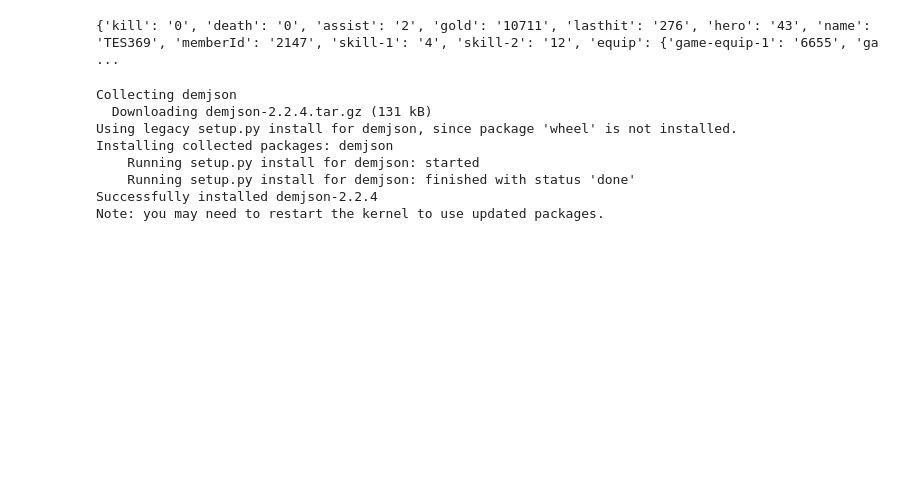
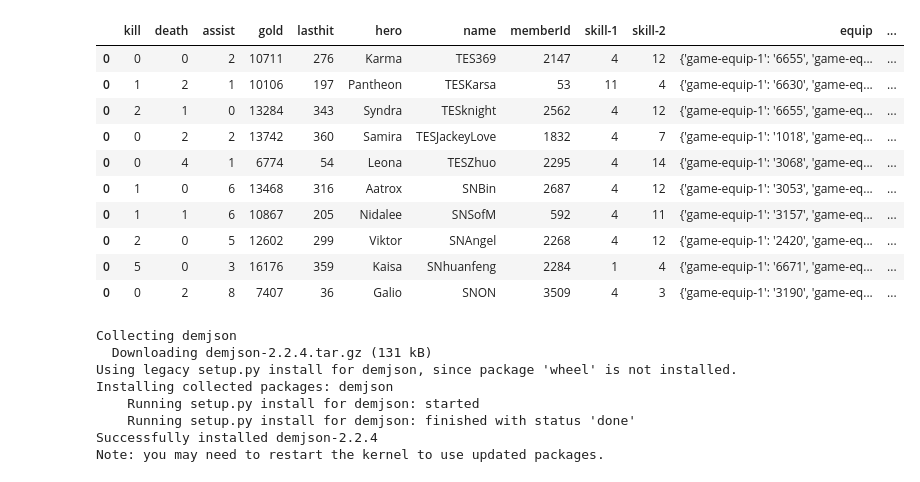
Before and after one commit to Slusks/MatchHistoryScraping, a Jupyter notebook: LPL Decoding 2.ipynb, the cells around one changed output. Drawn from its saved outputs; the diff is of its cells as text; code cells hidden in the pictures; blank space fills up the shorter version.

Commit message:
Lpl dataframe in work

```diff
--- a/LPL Decoding 2.ipynb
+++ b/LPL Decoding 2.ipynb
@@ -39,39 +39,64 @@ def lpl_url_for_request_scraping(raw_url, test):
     base_url = "https://lpl.qq.com/web201612/data/LOL_MATCH_DETAIL_"
     js = ".js"
     match_num = raw_url[-4:]
     new_url = base_url + match_num + js
     if test == True:
         pprint.pprint(new_url)
     return (new_url)
 
 #Get the lpl json data.
 def lpl_get_match_data(url, test):
     good_url = lpl_url_for_request_scraping(url, False)
     json_file = requests.get(good_url)
     json_content = json.loads(json_file.text[12:-1]) # or demjson.decode(json_file.content[12:-1])
     #assert json_file.status_code == 200
     if test == True:
         pprint.pprint(json_content)
     return(json_content)
 
 def lpl_build_dataframe(input_match_data, test):
     jd = json.loads(input_match_data["sMatchInfo"][0]['battleInfo']['BattleData'])
     #'bMatchId' is what matches the URL
     side = 'left'
     count = 0
     records = 0
-    while count < 1:
-        player_info = jd[side]['players'][count]
-        count = count + 1
-    return (player_info)
+    while records < 10:
+        if count == 5:
+            count = 0
+            side = 'right'
+        else:
+            player_info = jd[side]['players'][count]
+            champion_name = champ_key_dict[str(player_info['hero'])]
+            gameId = json.loads(input_match_data['bMatchId'])
+            player_info.update({"hero": champion_name , "gameId": gameId})
+            if count == 0 and records == 0:
+                df = pd.DataFrame([player_info])
+                records = records + 1
+                count = count + 1
+            else:
+                new_df = pd.DataFrame([player_info])
+                count = count + 1
+                records = records + 1
+                df = df.append(new_df)
+    return (df)
 
 
 y = lpl_get_match_data(test_url, False)
 z = lpl_build_dataframe(y, False)
 
-print(z)
+display(z)
 # %% [output]
-{'kill': '0', 'death': '0', 'assist': '2', 'gold': '10711', 'lasthit': '276', 'hero': '43', 'name': 'TES369', 'memberId': '2147', 'skill-1': '4', 'skill-2': '12', 'equip': {'game-equip-1': '6655', 'ga ...
+|  | kill | death | assist | gold | lasthit | hero | name | memberId | skill-1 | skill-2 | equip | ... |
+| 0 | 0 | 0 | 2 | 10711 | 276 | Karma | TES369 | 2147 | 4 | 12 | {'game-equip-1': '6655', 'game-eq... | ... |
+| 0 | 1 | 2 | 1 | 10106 | 197 | Pantheon | TESKarsa | 53 | 11 | 4 | {'game-equip-1': '6630', 'game-eq... | ... |
+| 0 | 2 | 1 | 0 | 13284 | 343 | Syndra | TESknight | 2562 | 4 | 12 | {'game-equip-1': '6655', 'game-eq... | ... |
+| 0 | 0 | 2 | 2 | 13742 | 360 | Samira | TESJackeyLove | 1832 | 4 | 7 | {'game-equip-1': '1018', 'game-eq... | ... |
+| 0 | 0 | 4 | 1 | 6774 | 54 | Leona | TESZhuo | 2295 | 4 | 14 | {'game-equip-1': '3068', 'game-eq... | ... |
+| 0 | 1 | 0 | 6 | 13468 | 316 | Aatrox | SNBin | 2687 | 4 | 12 | {'game-equip-1': '3053', 'game-eq... | ... |
+| 0 | 1 | 1 | 6 | 10867 | 205 | Nidalee | SNSofM | 592 | 4 | 11 | {'game-equip-1': '3157', 'game-eq... | ... |
+| 0 | 2 | 0 | 5 | 12602 | 299 | Viktor | SNAngel | 2268 | 4 | 12 | {'game-equip-1': '2420', 'game-eq... | ... |
+| 0 | 5 | 0 | 3 | 16176 | 359 | Kaisa | SNhuanfeng | 2284 | 1 | 4 | {'game-equip-1': '6671', 'game-eq... | ... |
+| 0 | 0 | 2 | 8 | 7407 | 36 | Galio | SNON | 3509 | 4 | 3 | {'game-equip-1': '3190', 'game-eq... | ... |
 # %%
 # %% [output]
 Collecting demjson
```
